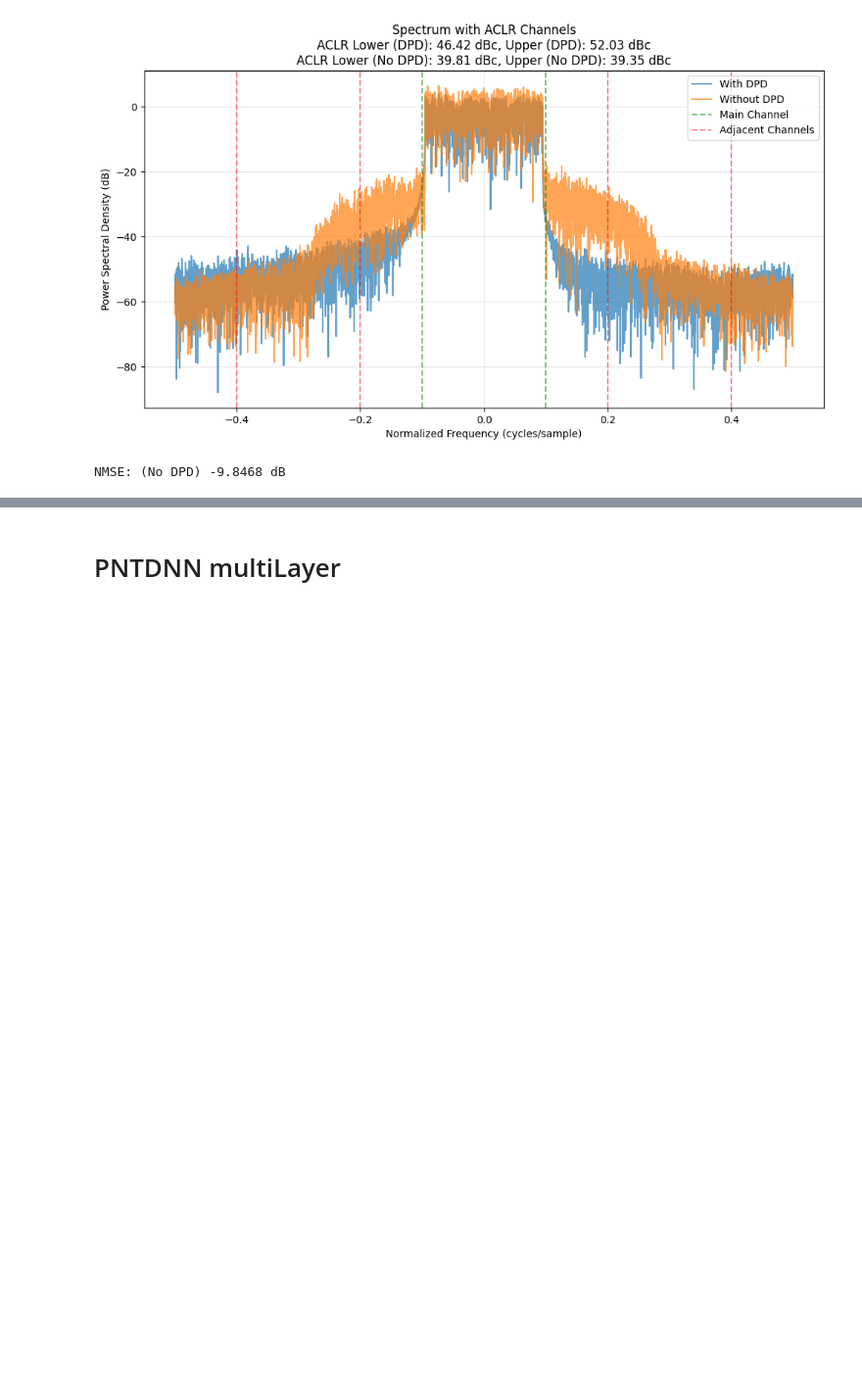
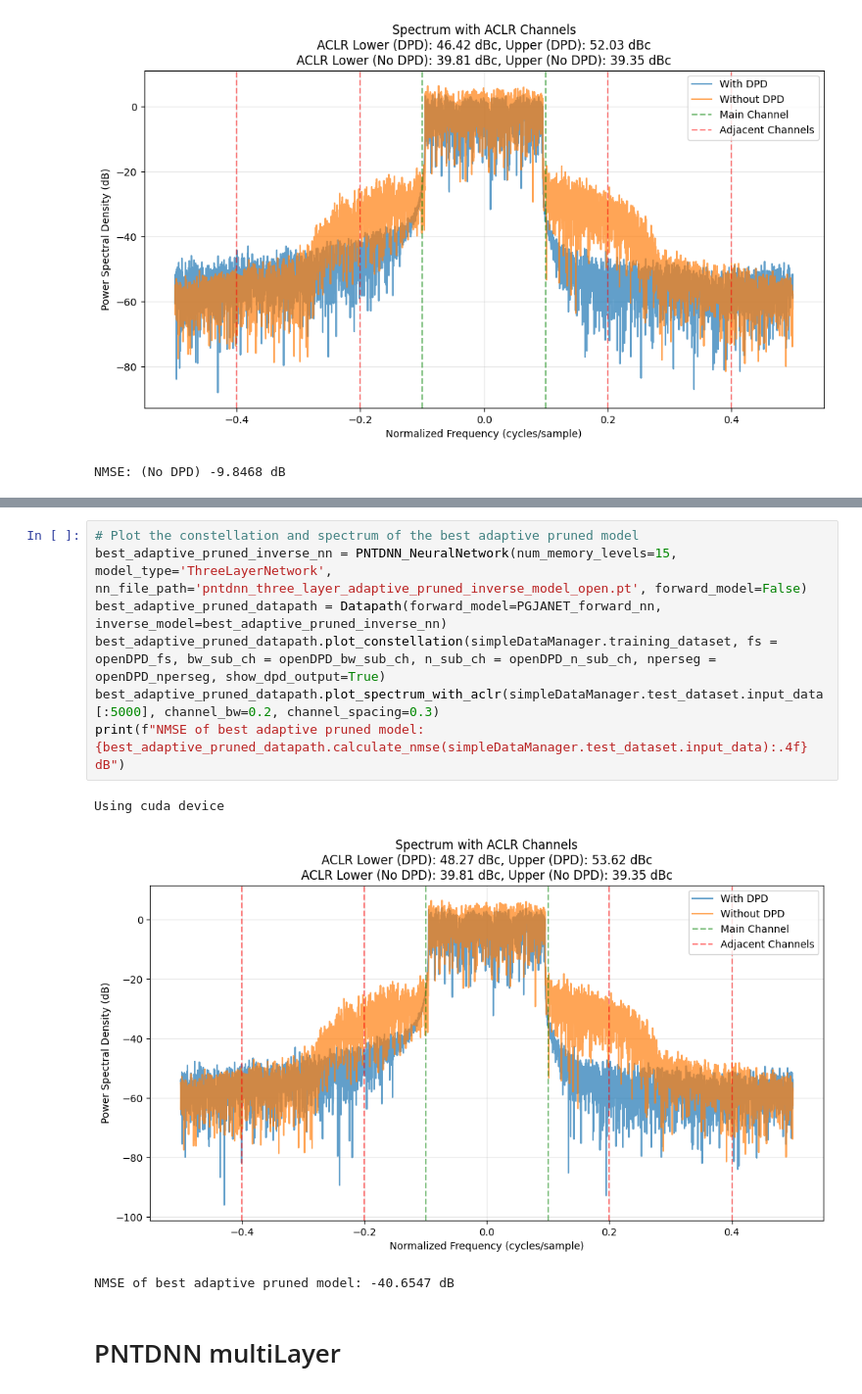
Before and after one commit to aquigney/sparseDPD, a Jupyter notebook: ucd_pruning/open_dpd_dataset_pruning.ipynb, the cells around one changed output, grey strips where cells are left out. Shown at 98% size. Saved outputs shown, nothing was run; the diff lists cells and outputs as text; blank space fills up the shorter version.

```diff
--- a/ucd_pruning/open_dpd_dataset_pruning.ipynb
+++ b/ucd_pruning/open_dpd_dataset_pruning.ipynb
@@ -693,6 +693,17 @@ Final sparsity : 87.30% of weights zeroed
 ============================================================
 [figure]
 Best NMSE after pruning: -40.6547 dB
+# %%
+# Plot the constellation and spectrum of the best adaptive pruned model
+best_adaptive_pruned_inverse_nn = PNTDNN_NeuralNetwork(num_memory_levels=15, model_type='ThreeLayerNetwork', nn_file_path='pntdnn_three_layer_adaptive_pruned_inverse_model_open.pt', forward_model=False)
+best_adaptive_pruned_datapath = Datapath(forward_model=PGJANET_forward_nn, inverse_model=best_adaptive_pruned_inverse_nn)
+best_adaptive_pruned_datapath.plot_constellation(simpleDataManager.training_dataset, fs = openDPD_fs, bw_sub_ch = openDPD_bw_sub_ch, n_sub_ch = openDPD_n_sub_ch, nperseg = openDPD_nperseg, show_dpd_output=True)
+best_adaptive_pruned_datapath.plot_spectrum_with_aclr(simpleDataManager.test_dataset.input_data[:5000], channel_bw=0.2, channel_spacing=0.3)
+print(f"NMSE of best adaptive pruned model: {best_adaptive_pruned_datapath.calculate_nmse(simpleDataManager.test_dataset.input_data):.4f} dB")
+# %% [output]
+Using cuda device
+[figure, added]
+NMSE of best adaptive pruned model: -40.6547 dB
 # %% [markdown]
 # PNTDNN multiLayer
 # %%
```
Also changed, not shown: parts of 1 cell of this notebook, 11 other files.
